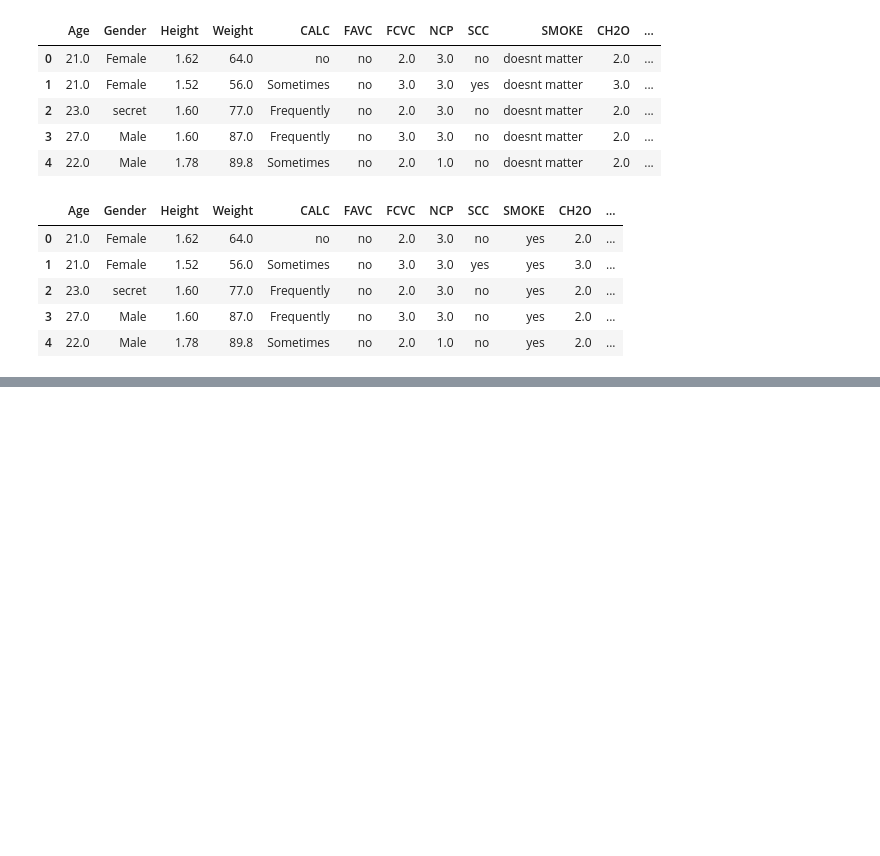
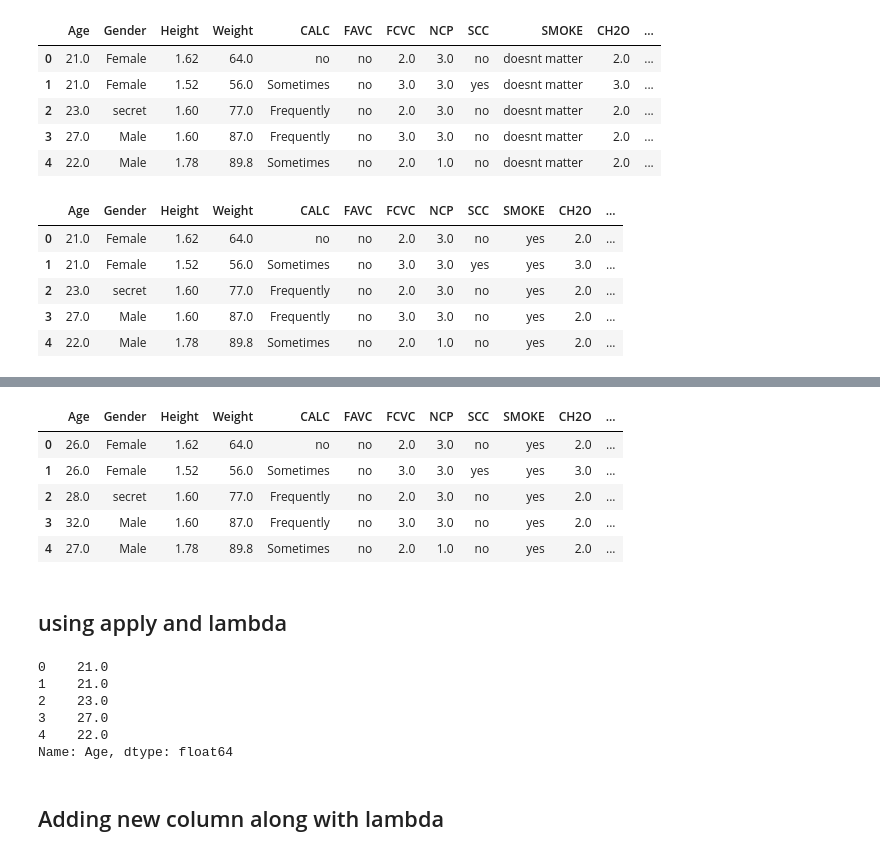
Before and after one commit to iam-vijay-kiran/Data_engineer, a Jupyter notebook: Python/pandas/pandas_straight_forward.ipynb, the cells around one changed output, grey strips where cells are left out. Drawn from its saved outputs; the diff is of its cells as text; code cells hidden in the pictures; blank space fills up the shorter version.

```diff
--- a/Python/pandas/pandas_straight_forward.ipynb
+++ b/Python/pandas/pandas_straight_forward.ipynb
@@ -665,0 +670,6 @@ obesity_data.head()
+# %%
+# defining an incremental funciton
+def increment_age_by_5(x):
+    return x+5
+
+obesity_data['Age'].apply(increment_age_by_5)   # this temporarily shows change in ouput value but df will not change
@@ -665,0 +698,29 @@ obesity_data.head()
+# %%
+def increment_age_by_5(x):
+    return x+5
+
+obesity_data['Age'] = obesity_data['Age'].apply(increment_age_by_5)
+# %%
+obesity_data.head()
+# %% [output]
+|  | Age | Gender | Height | Weight | CALC | FAVC | FCVC | NCP | SCC | SMOKE | CH2O | ... |
+| 0 | 26.0 | Female | 1.62 | 64.0 | no | no | 2.0 | 3.0 | no | yes | 2.0 | ... |
+| 1 | 26.0 | Female | 1.52 | 56.0 | Sometimes | no | 3.0 | 3.0 | yes | yes | 3.0 | ... |
+| 2 | 28.0 | secret | 1.60 | 77.0 | Frequently | no | 2.0 | 3.0 | no | yes | 2.0 | ... |
+| 3 | 32.0 | Male | 1.60 | 87.0 | Frequently | no | 3.0 | 3.0 | no | yes | 2.0 | ... |
+| 4 | 27.0 | Male | 1.78 | 89.8 | Sometimes | no | 2.0 | 1.0 | no | yes | 2.0 | ... |
+# %% [markdown]
+## using apply and lambda
+# %%
+obesity_data['Age'] = obesity_data['Age'].apply(lambda x : x-5)
+
+obesity_data['Age'].head()
+# %% [output]
+0    21.0
+1    21.0
+2    23.0
+3    27.0
+4    22.0
+Name: Age, dtype: float64
+# %% [markdown]
+## Adding new column along with lambda
```
Also changed, not shown: parts of 9 cells of this notebook.
